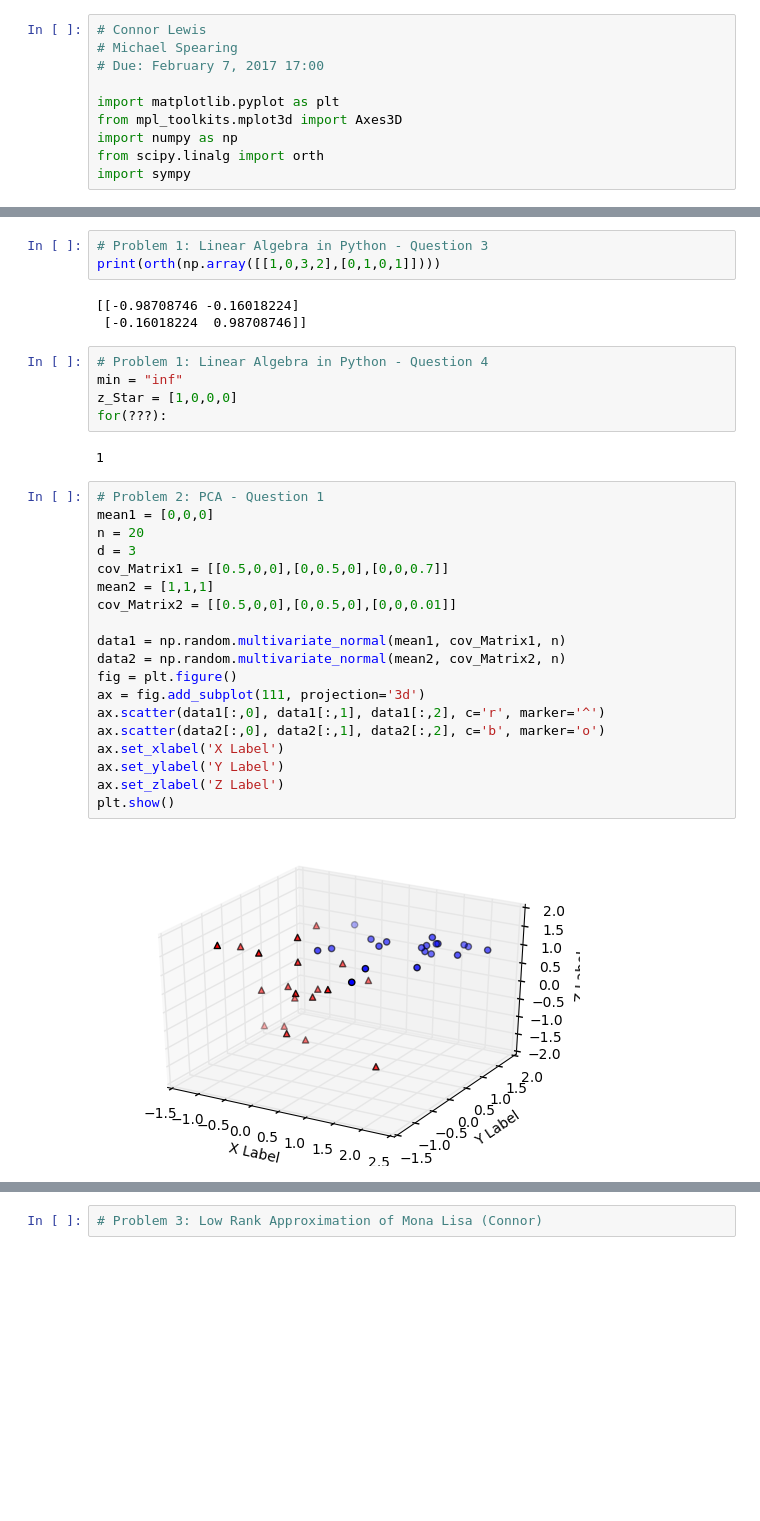
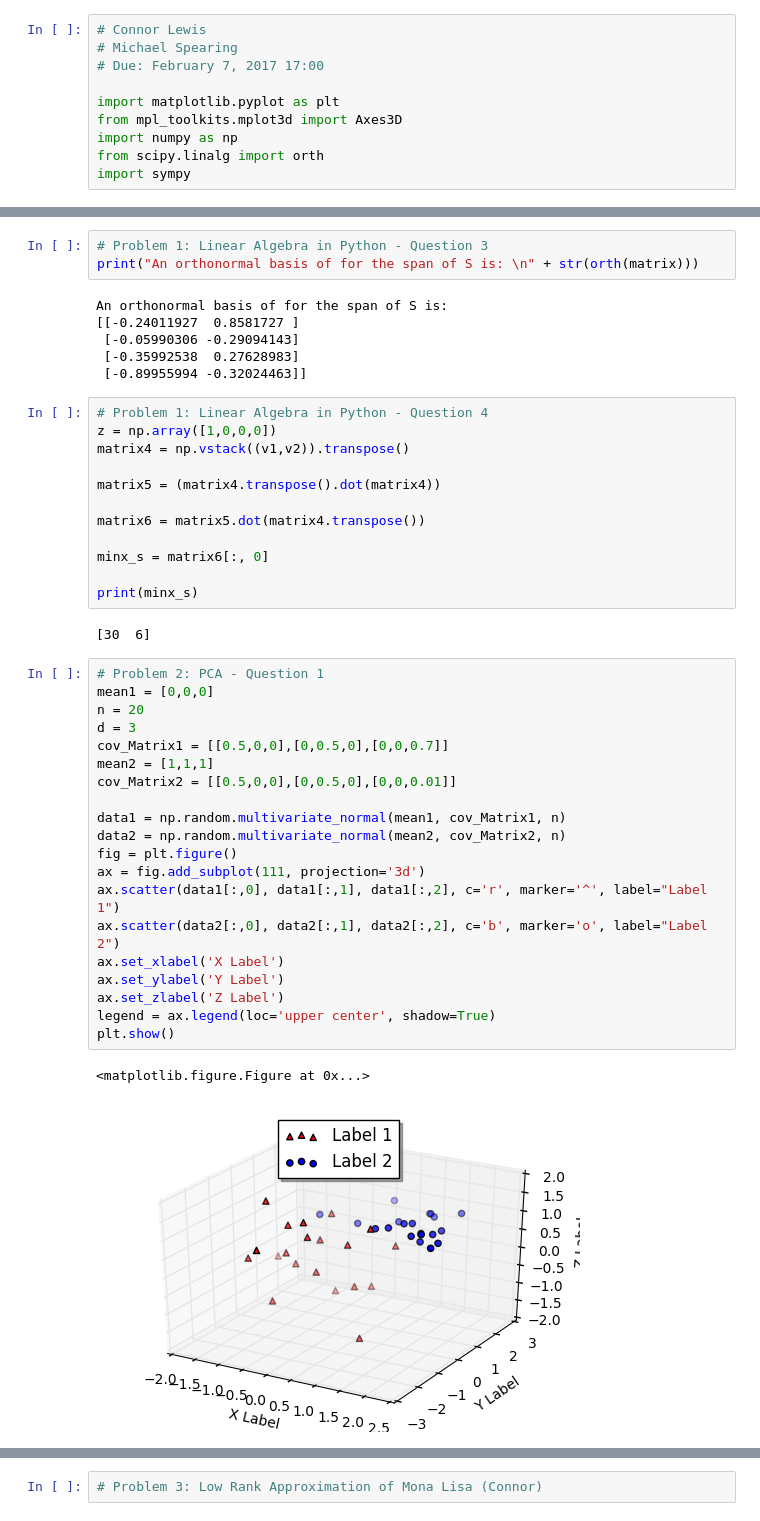
Before and after one commit to MSpearing/Data_Science, a Jupyter notebook: Lab3_Michael.ipynb, the cells around one changed output, grey strips where cells are left out. Drawn from its saved outputs; the diff is of its cells as text; blank space fills up the shorter version.

```diff
--- a/Lab3_Michael.ipynb
+++ b/Lab3_Michael.ipynb
@@ -56,34 +76,46 @@ print(np.linalg.matrix_rank(matrix))
 # %%
 # Problem 1: Linear Algebra in Python - Question 3
-print(orth(np.array([[1,0,3,2],[0,1,0,1]])))
+print("An orthonormal basis of for the span of S is: \n" + str(orth(matrix)))
 # %% [output]
-[[-0.98708746 -0.16018224]
- [-0.16018224  0.98708746]]
+An orthonormal basis of for the span of S is:
+[[-0.24011927  0.8581727 ]
+ [-0.05990306 -0.29094143]
+ [-0.35992538  0.27628983]
+ [-0.89955994 -0.32024463]]
 # %%
 # Problem 1: Linear Algebra in Python - Question 4
-min = "inf"
-z_Star = [1,0,0,0]
-for(???):
+z = np.array([1,0,0,0])
+matrix4 = np.vstack((v1,v2)).transpose()
+
+matrix5 = (matrix4.transpose().dot(matrix4))
+
+matrix6 = matrix5.dot(matrix4.transpose())
+
+minx_s = matrix6[:, 0]
+
+print(minx_s)
 # %% [output]
-1
+[30  6]
 # %%
 # Problem 2: PCA - Question 1
 mean1 = [0,0,0]
 n = 20
 d = 3
 cov_Matrix1 = [[0.5,0,0],[0,0.5,0],[0,0,0.7]]
 mean2 = [1,1,1]
 cov_Matrix2 = [[0.5,0,0],[0,0.5,0],[0,0,0.01]]
 
 data1 = np.random.multivariate_normal(mean1, cov_Matrix1, n)
 data2 = np.random.multivariate_normal(mean2, cov_Matrix2, n)
 fig = plt.figure()
 ax = fig.add_subplot(111, projection='3d')
-ax.scatter(data1[:,0], data1[:,1], data1[:,2], c='r', marker='^')
-ax.scatter(data2[:,0], data2[:,1], data2[:,2], c='b', marker='o')
+ax.scatter(data1[:,0], data1[:,1], data1[:,2], c='r', marker='^', label="Label 1")
+ax.scatter(data2[:,0], data2[:,1], data2[:,2], c='b', marker='o', label="Label 2")
 ax.set_xlabel('X Label')
 ax.set_ylabel('Y Label')
 ax.set_zlabel('Z Label')
+legend = ax.legend(loc='upper center', shadow=True)
 plt.show()
 # %% [output]
+<matplotlib.figure.Figure at 0x...>
-[figure, old version]
+[figure, new version]
```
Also changed, not shown: parts of 16 cells of this notebook.
